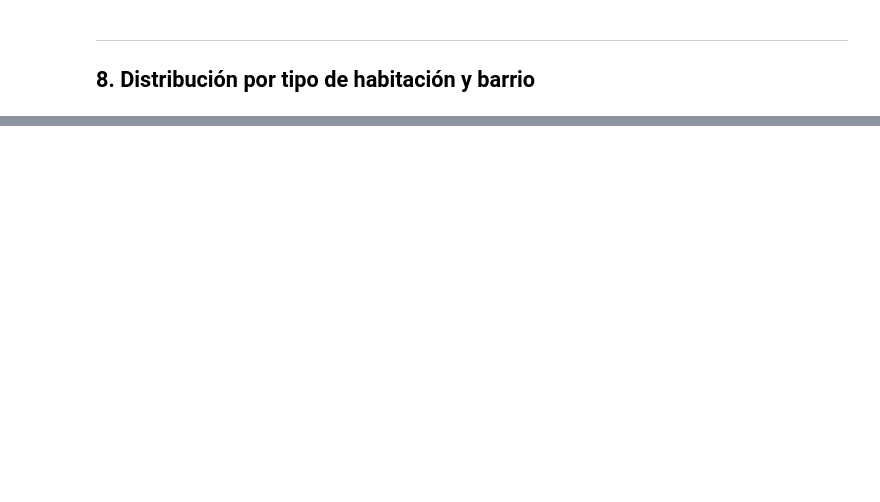
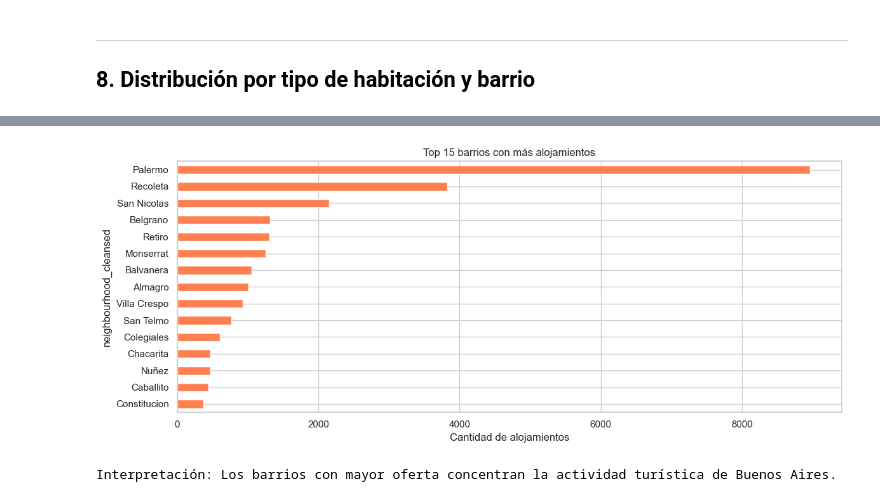
Before and after one commit to isabelhoyos287560/bi_itm, a Jupyter notebook: etl_airbnb/notebooks/exploracion_airbnb.ipynb, the cells around one changed output, grey strips where cells are left out. Cells and saved outputs as stored; diff of their text form; code cells hidden in the pictures; blank space fills up the shorter version.

```diff
--- a/etl_airbnb/notebooks/exploracion_airbnb.ipynb
+++ b/etl_airbnb/notebooks/exploracion_airbnb.ipynb
@@ -214,11 +433,15 @@ if 'room_type' in df_listings.columns:
 # %%
 if 'neighbourhood_cleansed' in df_listings.columns:
     top_barrios = df_listings['neighbourhood_cleansed'].value_counts().head(15)
     fig, ax = plt.subplots(figsize=(12, 5))
     top_barrios.plot(kind='barh', ax=ax, color='coral')
     ax.set_title('Top 15 barrios con más alojamientos', fontsize=12)
     ax.set_xlabel('Cantidad de alojamientos')
     ax.invert_yaxis()
     plt.tight_layout()
     plt.show()
-    print('Interpretación: Palermo y Recoleta concentran la mayor oferta de alojamientos en Buenos Aires.')
+    print('Interpretación: Los barrios con mayor oferta concentran la actividad'
+          ' turística de Buenos Aires.')
+# %% [output]
+[figure, added]
+Interpretación: Los barrios con mayor oferta concentran la actividad turística de Buenos Aires.
```
Also changed, not shown: parts of 47 cells of this notebook, 2 other files.
